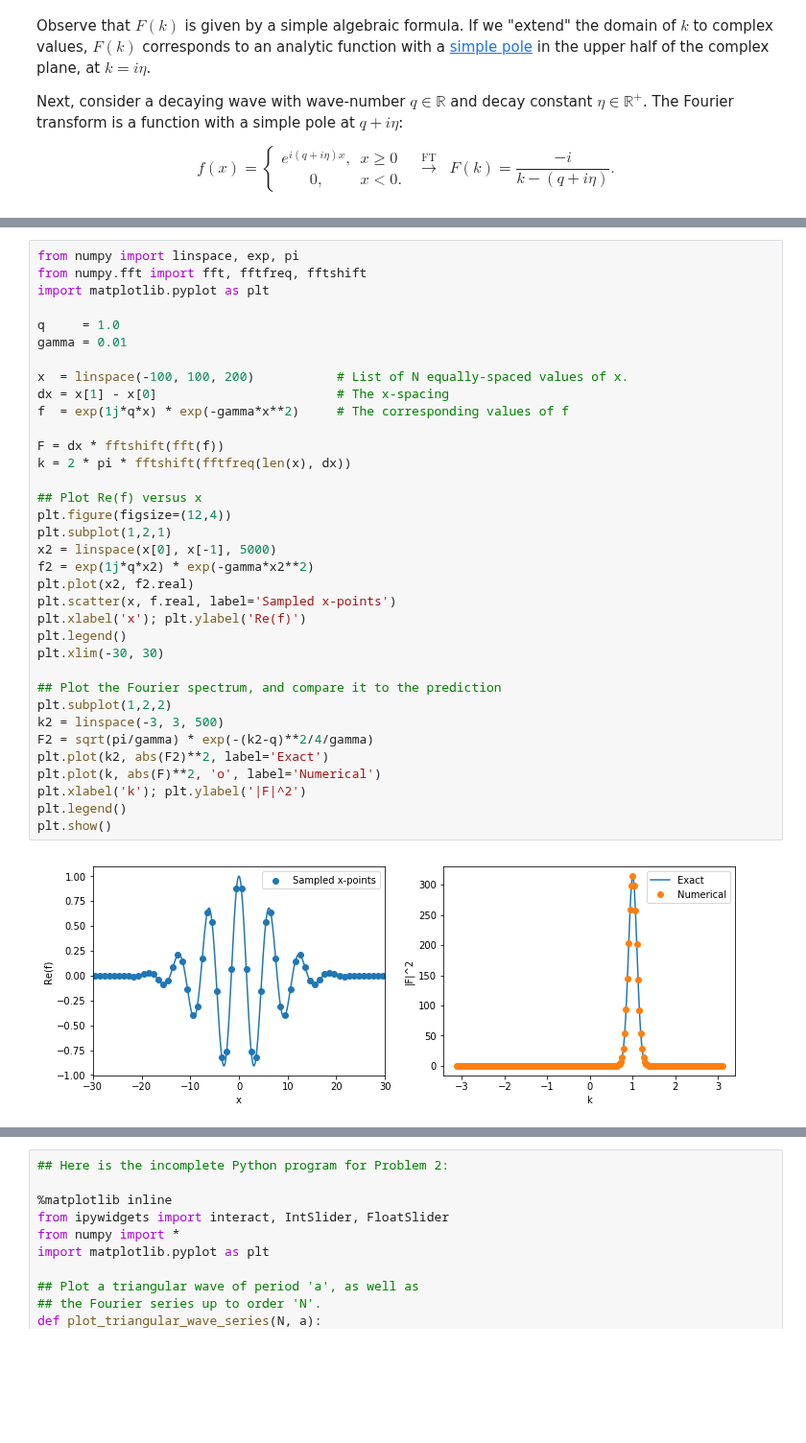
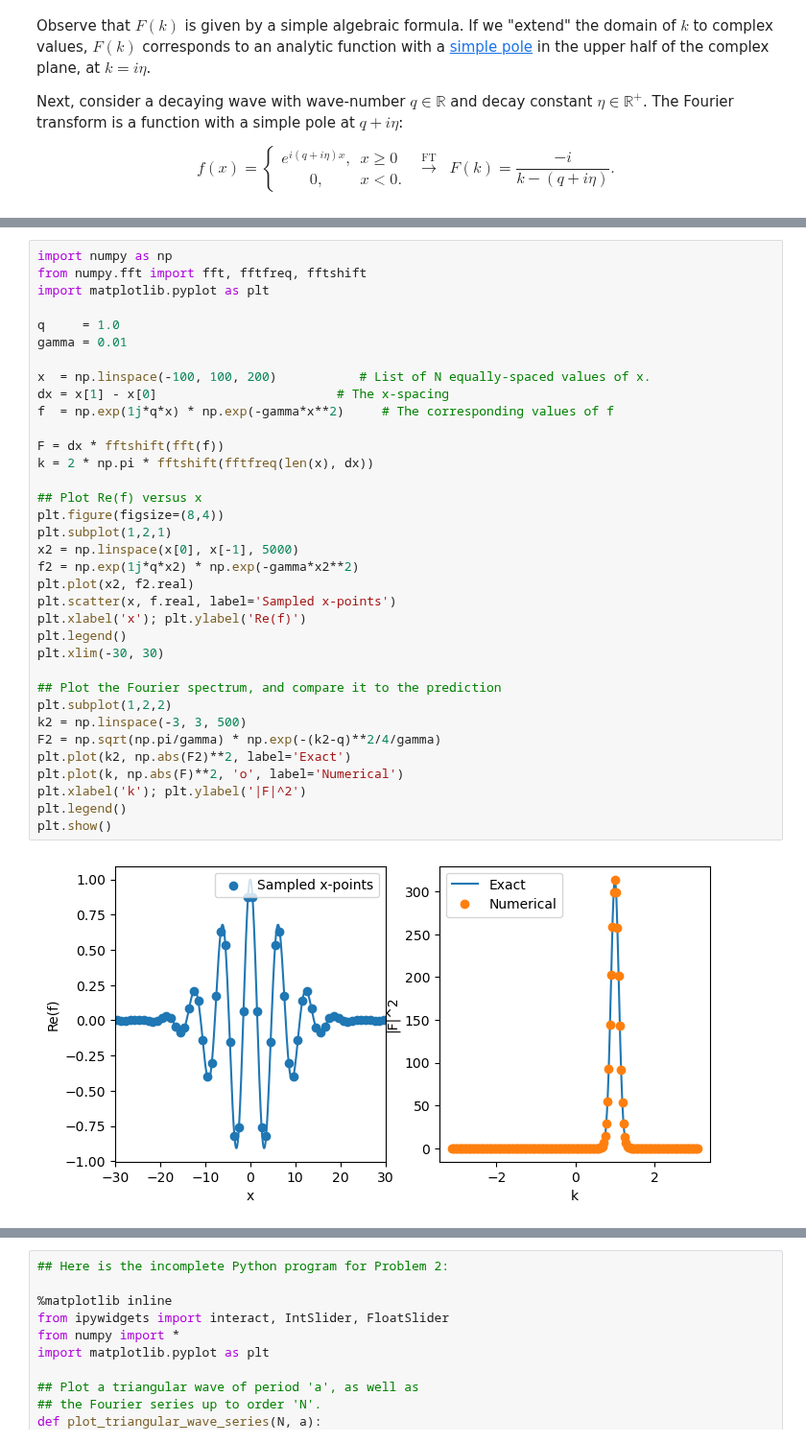
Before and after one commit to seewhydee/ntuphys_nb, a Jupyter notebook: MH2801/09_fourier_transform.ipynb, the cells around one changed output, grey strips where cells are left out. Shown at 96% size. Cells and saved outputs as stored; diff of their text form; blank space fills up the shorter version.

```diff
--- a/MH2801/09_fourier_transform.ipynb
+++ b/MH2801/09_fourier_transform.ipynb
@@ -477,42 +477,42 @@ $$F(k) = \sqrt{\frac{\pi}{\gamma}} \, e^{-\frac{(k-q)^2}{4\gamma}}.$$
 
 This prediction can be verified numerically, using the [previously-discussed](#DFT) Discrete Fourier Transform method:
 # %%
-from numpy import linspace, exp, pi
+import numpy as np
 from numpy.fft import fft, fftfreq, fftshift
 import matplotlib.pyplot as plt
 
 q     = 1.0
 gamma = 0.01
 
-x  = linspace(-100, 100, 200)           # List of N equally-spaced values of x.
+x  = np.linspace(-100, 100, 200)           # List of N equally-spaced values of x.
 dx = x[1] - x[0]                        # The x-spacing
-f  = exp(1j*q*x) * exp(-gamma*x**2)     # The corresponding values of f
+f  = np.exp(1j*q*x) * np.exp(-gamma*x**2)     # The corresponding values of f
 
 F = dx * fftshift(fft(f))
-k = 2 * pi * fftshift(fftfreq(len(x), dx))
+k = 2 * np.pi * fftshift(fftfreq(len(x), dx))
 
 ## Plot Re(f) versus x
-plt.figure(figsize=(12,4))
+plt.figure(figsize=(8,4))
 plt.subplot(1,2,1)
-x2 = linspace(x[0], x[-1], 5000)
-f2 = exp(1j*q*x2) * exp(-gamma*x2**2)
+x2 = np.linspace(x[0], x[-1], 5000)
+f2 = np.exp(1j*q*x2) * np.exp(-gamma*x2**2)
 plt.plot(x2, f2.real)
 plt.scatter(x, f.real, label='Sampled x-points')
 plt.xlabel('x'); plt.ylabel('Re(f)')
 plt.legend()
 plt.xlim(-30, 30)
 
 ## Plot the Fourier spectrum, and compare it to the prediction
 plt.subplot(1,2,2)
-k2 = linspace(-3, 3, 500)
-F2 = sqrt(pi/gamma) * exp(-(k2-q)**2/4/gamma)
-plt.plot(k2, abs(F2)**2, label='Exact')
-plt.plot(k, abs(F)**2, 'o', label='Numerical')
+k2 = np.linspace(-3, 3, 500)
+F2 = np.sqrt(np.pi/gamma) * np.exp(-(k2-q)**2/4/gamma)
+plt.plot(k2, np.abs(F2)**2, label='Exact')
+plt.plot(k, np.abs(F)**2, 'o', label='Numerical')
 plt.xlabel('k'); plt.ylabel('|F|^2')
 plt.legend()
 plt.show()
 # %% [output]
-[figure, old version]
+[figure, new version]
 # %% [markdown]
 To derive this result, we perform the Fourier integral as follows:
 
```
Also changed, not shown: parts of 23 cells of this notebook, 5 other files.
